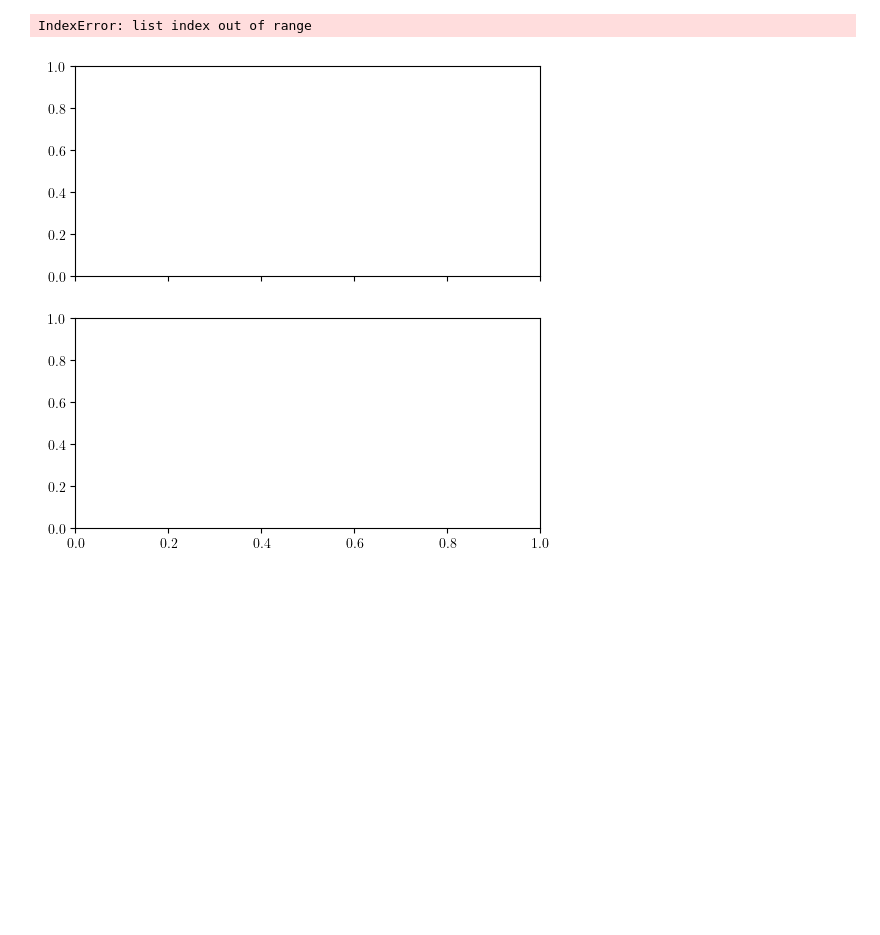
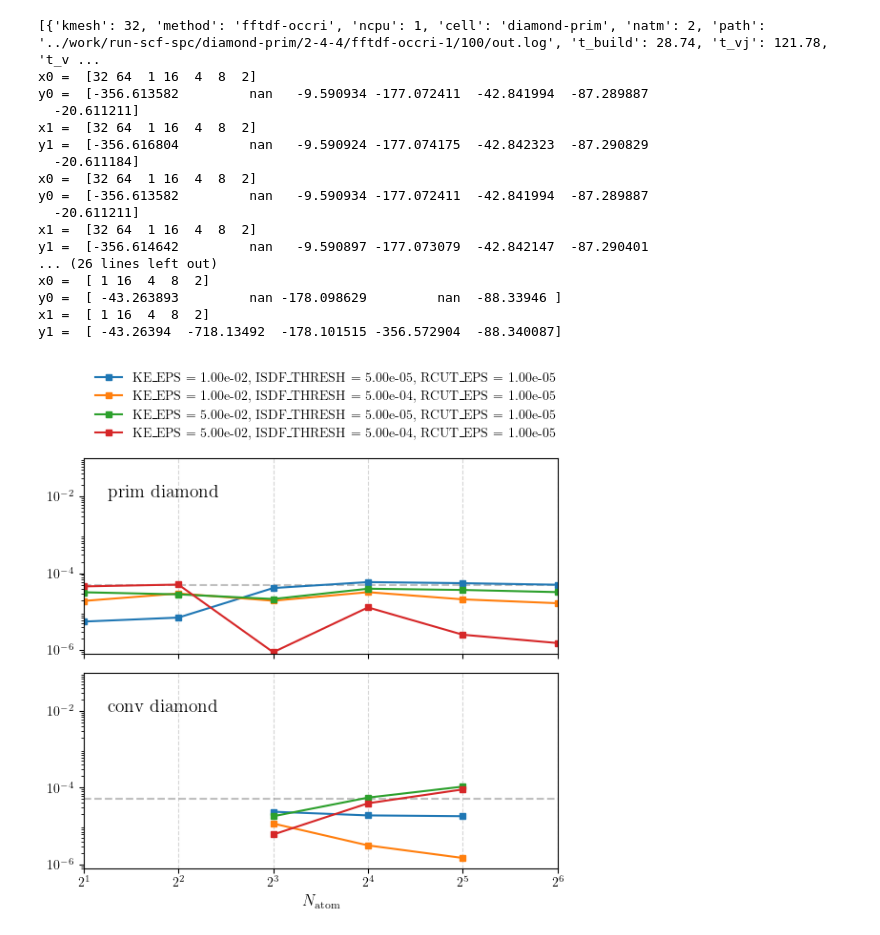
Before and after one commit to yangjunjie0320/benchmark-fftisdf, a Jupyter notebook: plot/collect-spc-data.ipynb, the cells around one changed output. Saved outputs shown, nothing was run; the diff lists cells and outputs as text; code cells hidden in the pictures; blank space fills up the shorter version.

```diff
--- a/plot/collect-spc-data.ipynb
+++ b/plot/collect-spc-data.ipynb
@@ -105,9 +105,9 @@ def plot_error(data, ax):
 
         return numpy.log2(x), y
 
-    for ke in ke_epsilon:
-        for rcut in rcut_epsilon:
-            for isdf in isdf_thresh:
+    for ke in numpy.sort(list(ke_epsilon)):
+        for rcut in numpy.sort(list(rcut_epsilon)):
+            for isdf in numpy.sort(list(isdf_thresh)):
                 x0 = numpy.array([d["kmesh"] for d in d0])
                 y0 = numpy.array([d.get("e_tot", numpy.nan) for d in d0])
 
@@ -127,26 +127,42 @@ def plot_error(data, ax):
 # %%
 fig, axs = plt.subplots(2, 1, figsize=(6, 6), sharex=True)
 
 diamond_prim_s = get_info_from_out_log("../work/run-scf-spc/diamond-prim")
 plot_error(diamond_prim_s, axs[0])
 
-# diamond_conv_s = get_info_from_out_log("../work/run-scf-spc/diamond-conv")
-# plot_error(diamond_conv_s, axs[1])
+diamond_conv_s = get_info_from_out_log("../work/run-scf-spc/diamond-conv")
+plot_error(diamond_conv_s, axs[1])
 
 axs[-1].set_xlabel(r"$N_{\mathrm{atom}}$", fontsize=12)
 
-xx = [i for i in range(1, 6)]
+xx = [i for i in range(1, 7)]
 axs[-1].set_xticks(xx)
 axs[-1].set_xticklabels([r"$2^{%d}$" % i for i in xx])
 axs[-1].set_xlim(xx[0], xx[-1])
 
-# axs[0].legend(loc="upper left", bbox_to_anchor=(0, 1.6), ncol=1, fontsize=10, frameon=False, columnspacing=4.0)
+axs[0].legend(loc="upper left", bbox_to_anchor=(0, 1.5), ncol=1, fontsize=10, frameon=False, columnspacing=4.0)
 
 fig.tight_layout()
 # fig.show()
 # %% [output]
-IndexError: list index out of range
+[{'kmesh': 32, 'method': 'fftdf-occri', 'ncpu': 1, 'cell': 'diamond-prim', 'natm': 2, 'path': '../work/run-scf-spc/diamond-prim/2-4-4/fftdf-occri-1/100/out.log', 't_build': 28.74, 't_vj': 121.78, 't_v ...
+x0 =  [32 64  1 16  4  8  2]
+y0 =  [-356.613582         nan   -9.590934 -177.072411  -42.841994  -87.289887
+  -20.611211]
+x1 =  [32 64  1 16  4  8  2]
+y1 =  [-356.616804         nan   -9.590924 -177.074175  -42.842323  -87.290829
+  -20.611184]
+x0 =  [32 64  1 16  4  8  2]
+y0 =  [-356.613582         nan   -9.590934 -177.072411  -42.841994  -87.289887
+  -20.611211]
+x1 =  [32 64  1 16  4  8  2]
+y1 =  [-356.614642         nan   -9.590897 -177.073079  -42.842147  -87.290401
+... (26 lines left out)
+x0 =  [ 1 16  4  8  2]
+y0 =  [ -43.263893         nan -178.098629         nan  -88.33946 ]
+x1 =  [ 1 16  4  8  2]
+y1 =  [ -43.26394  -718.13492  -178.101515 -356.572904  -88.340087]
-[figure, old version]
+[figure, new version]
 # %%
 def plot_time(data):
     """
```
Also changed, not shown: parts of 4 cells of this notebook.
